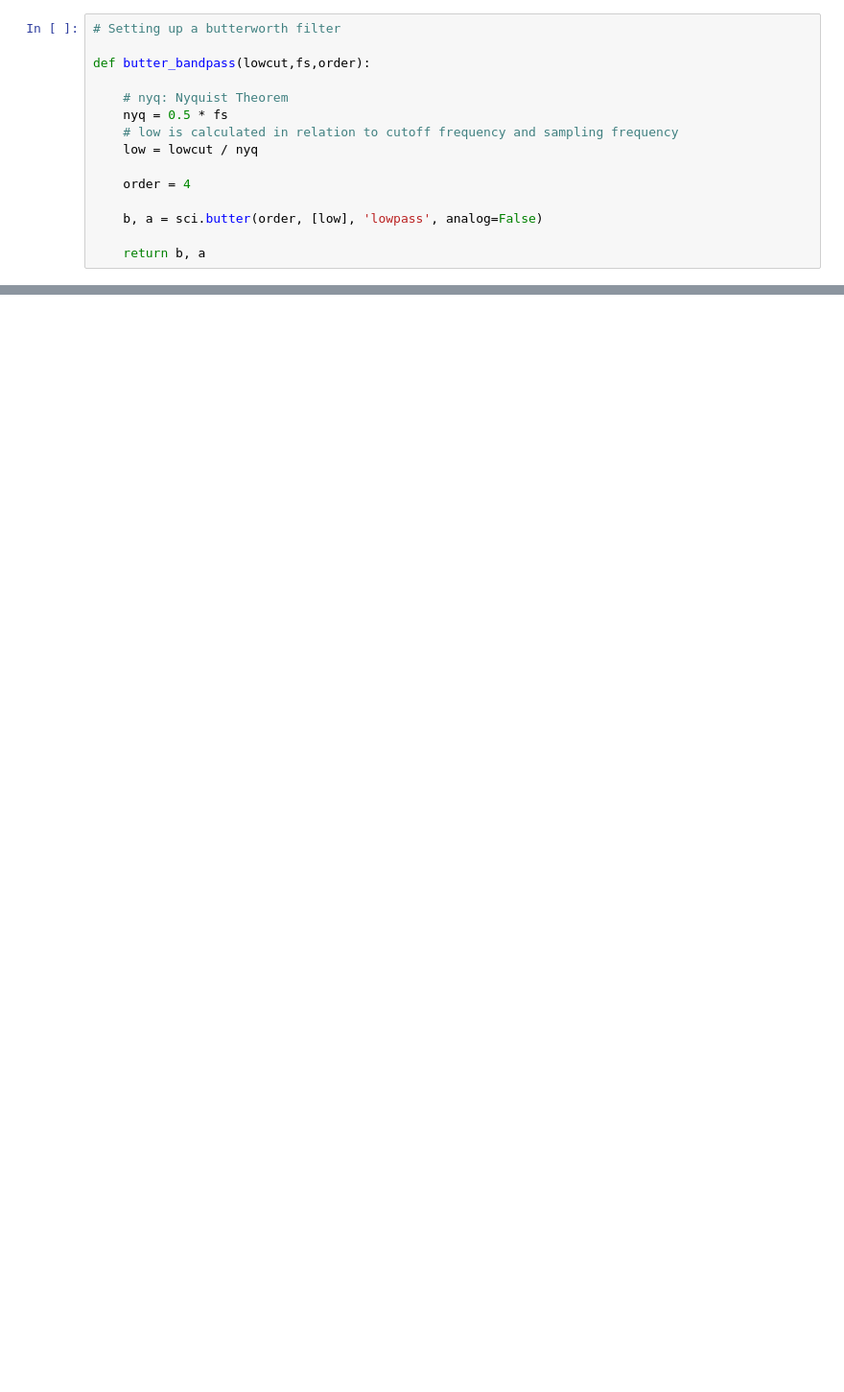
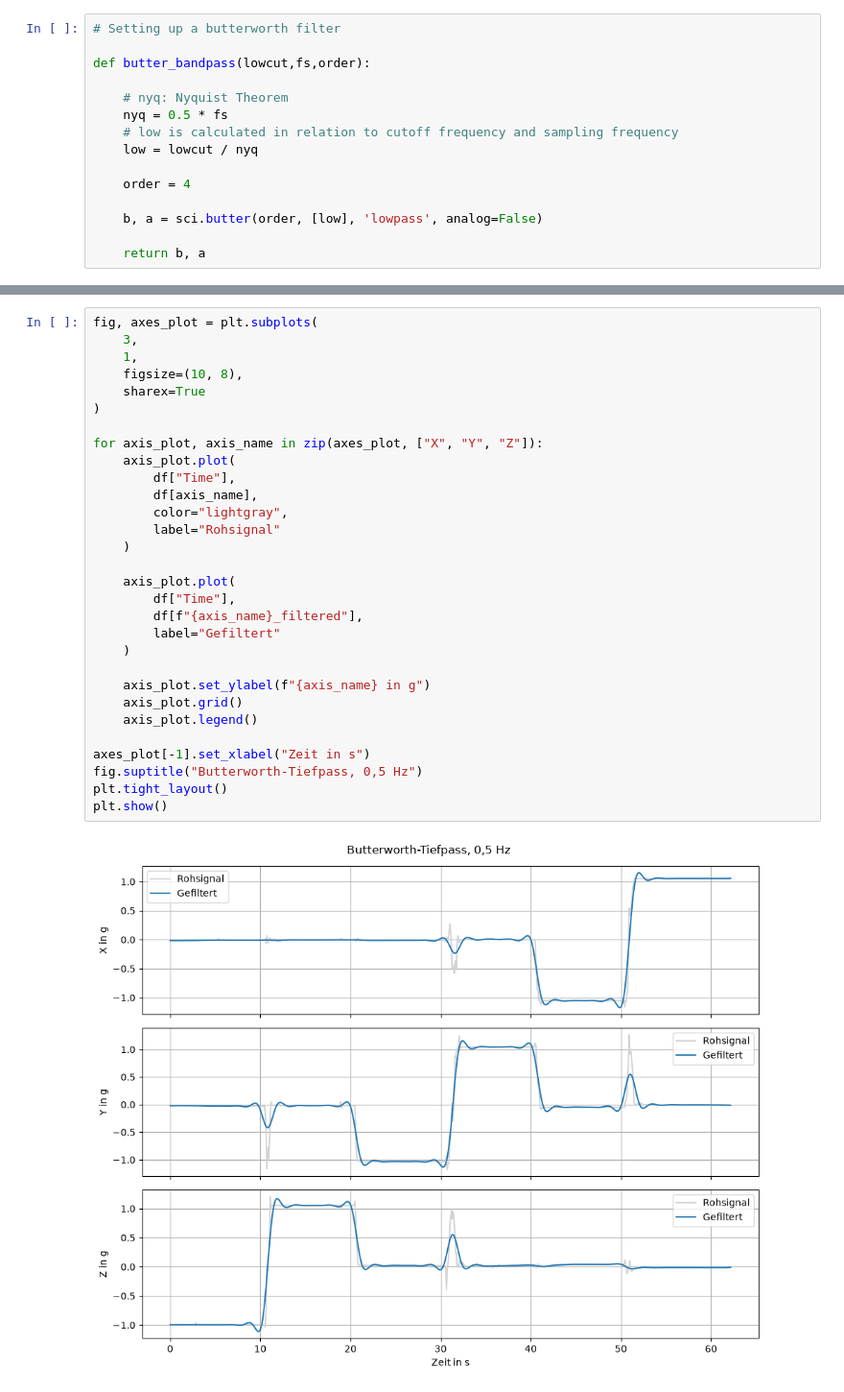
Before and after one commit to Julius4873/Biosignalverarbeitung, a Jupyter notebook: Lab1_Visualisierung_Messdaten.ipynb, the cells around one changed output, grey strips where cells are left out. Shown at 96% size. Cells and saved outputs as stored; diff of their text form; blank space fills up the shorter version.

```diff
--- a/Lab1_Visualisierung_Messdaten.ipynb
+++ b/Lab1_Visualisierung_Messdaten.ipynb
@@ -58,0 +315,32 @@ def butter_bandpass_filter(signal, lowcut, fs, order):
+# %%
+fig, axes_plot = plt.subplots(
+    3,
+    1,
+    figsize=(10, 8),
+    sharex=True
+)
+
+for axis_plot, axis_name in zip(axes_plot, ["X", "Y", "Z"]):
+    axis_plot.plot(
+        df["Time"],
+        df[axis_name],
+        color="lightgray",
+        label="Rohsignal"
+    )
+
+    axis_plot.plot(
+        df["Time"],
+        df[f"{axis_name}_filtered"],
+        label="Gefiltert"
+    )
+
+    axis_plot.set_ylabel(f"{axis_name} in g")
+    axis_plot.grid()
+    axis_plot.legend()
+
+axes_plot[-1].set_xlabel("Zeit in s")
+fig.suptitle("Butterworth-Tiefpass, 0,5 Hz")
+plt.tight_layout()
+plt.show()
+# %% [output]
+[figure, added]
```
Also changed, not shown: parts of 7 cells of this notebook, 9 other files.
